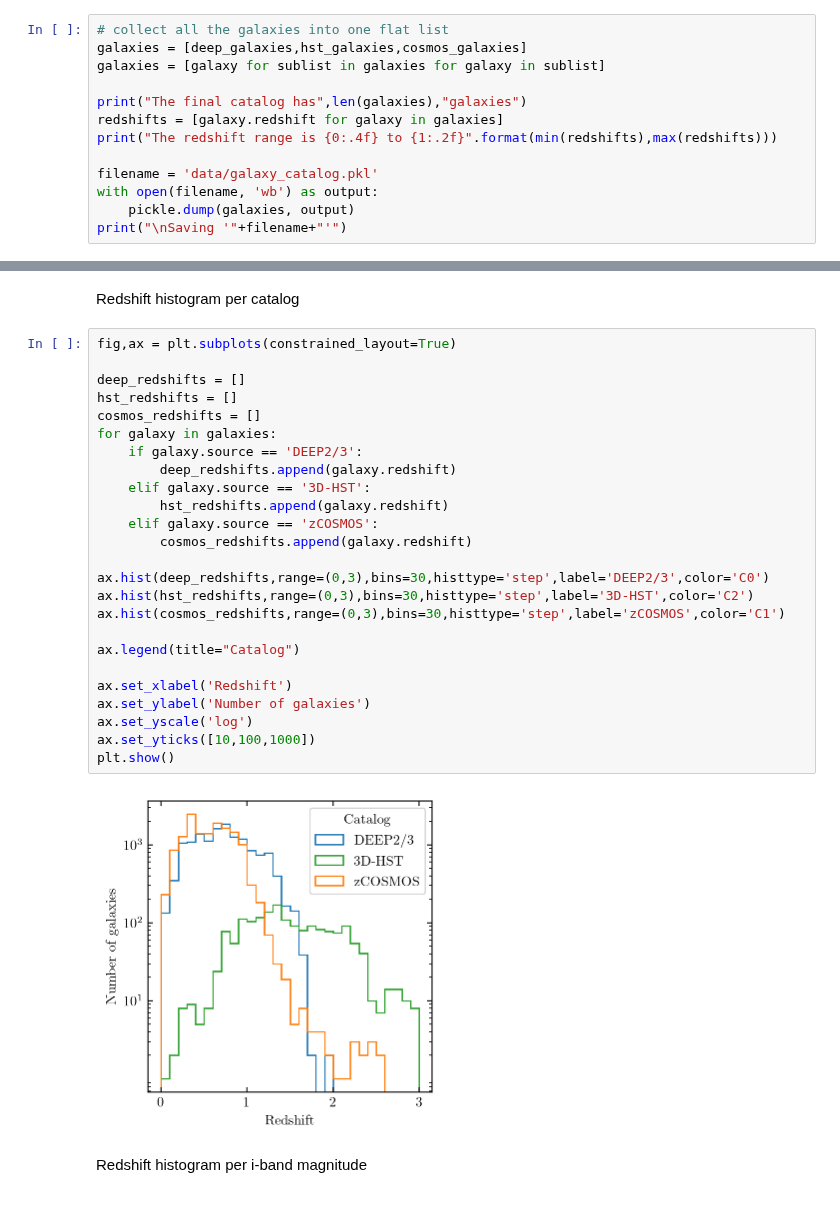
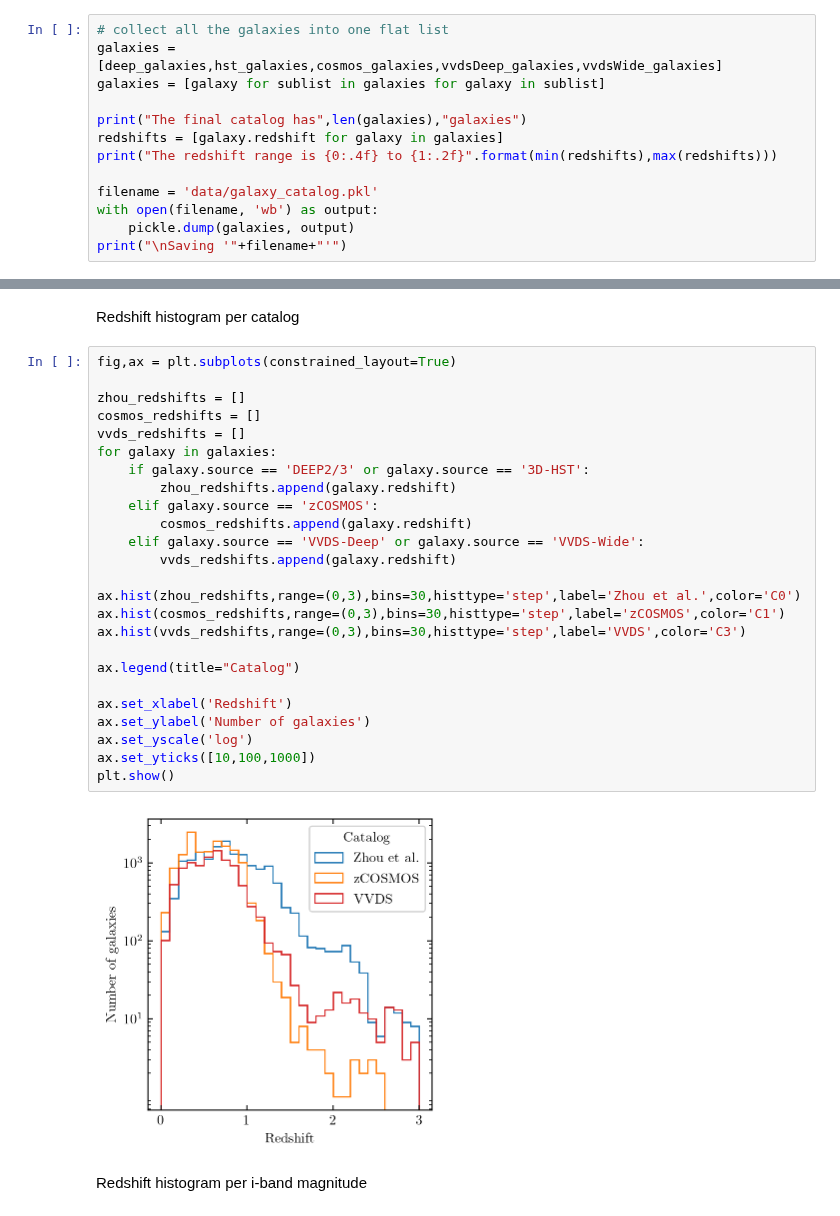
Before and after one commit to dirac-institute/photoz_template_learning, a Jupyter notebook: catalog.ipynb, the cells around one changed output, grey strips where cells are left out. Saved outputs shown, nothing was run; the diff lists cells and outputs as text.

```diff
--- a/catalog.ipynb
+++ b/catalog.ipynb
@@ -290,7 +405,7 @@ After removing objects with no photometry at all, or no photometry in the i band
 ## **Save the final galaxy catalog**
 # %%
 # collect all the galaxies into one flat list
-galaxies = [deep_galaxies,hst_galaxies,cosmos_galaxies]
+galaxies = [deep_galaxies,hst_galaxies,cosmos_galaxies,vvdsDeep_galaxies,vvdsWide_galaxies]
 galaxies = [galaxy for sublist in galaxies for galaxy in sublist]
 
 print("The final catalog has",len(galaxies),"galaxies")
@@ -328,30 +443,30 @@ Redshift histogram per catalog
 # %%
 fig,ax = plt.subplots(constrained_layout=True)
 
-deep_redshifts = []
-hst_redshifts = []
+zhou_redshifts = []
 cosmos_redshifts = []
+vvds_redshifts = []
 for galaxy in galaxies:
-    if galaxy.source == 'DEEP2/3':
-        deep_redshifts.append(galaxy.redshift)
-    elif galaxy.source == '3D-HST':
-        hst_redshifts.append(galaxy.redshift)
+    if galaxy.source == 'DEEP2/3' or galaxy.source == '3D-HST':
+        zhou_redshifts.append(galaxy.redshift)
     elif galaxy.source == 'zCOSMOS':
         cosmos_redshifts.append(galaxy.redshift)
+    elif galaxy.source == 'VVDS-Deep' or galaxy.source == 'VVDS-Wide':
+        vvds_redshifts.append(galaxy.redshift)
 
-ax.hist(deep_redshifts,range=(0,3),bins=30,histtype='step',label='DEEP2/3',color='C0')
-ax.hist(hst_redshifts,range=(0,3),bins=30,histtype='step',label='3D-HST',color='C2')
+ax.hist(zhou_redshifts,range=(0,3),bins=30,histtype='step',label='Zhou et al.',color='C0')
 ax.hist(cosmos_redshifts,range=(0,3),bins=30,histtype='step',label='zCOSMOS',color='C1')
+ax.hist(vvds_redshifts,range=(0,3),bins=30,histtype='step',label='VVDS',color='C3')
 
 ax.legend(title="Catalog")
 
 ax.set_xlabel('Redshift')
 ax.set_ylabel('Number of galaxies')
 ax.set_yscale('log')
 ax.set_yticks([10,100,1000])
 plt.show()
 # %% [output]
-[figure, old version]
+[figure, new version]
 # %% [markdown]
 Redshift histogram per i-band magnitude
 # %%
```
Also changed, not shown: parts of 6 cells of this notebook, 11 other files.
